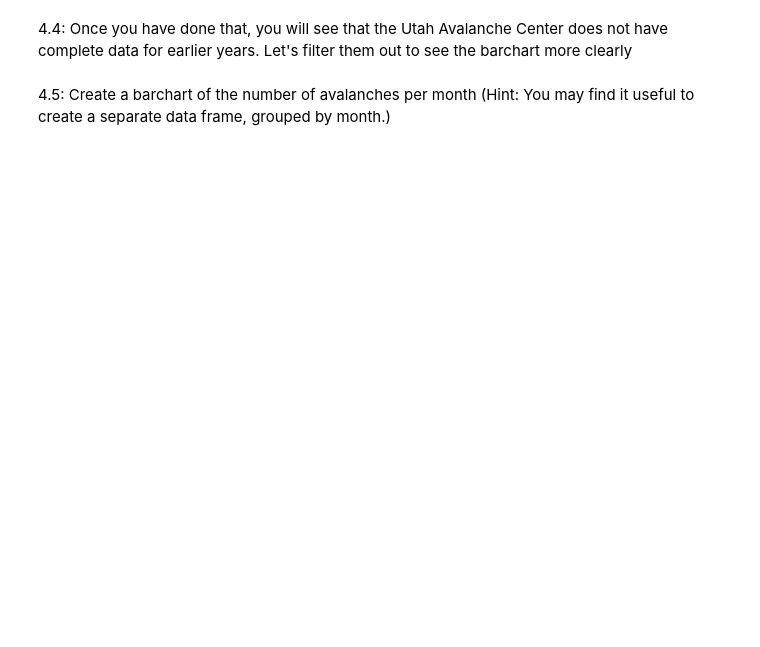
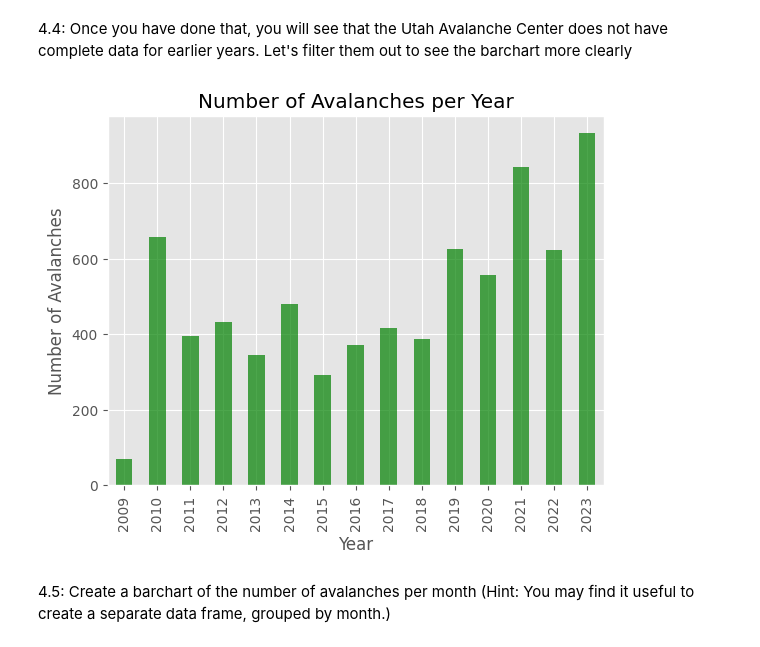
Before and after one commit to logancorrea/Data-Visualization, a Jupyter notebook: Homework/HW01/HW1.ipynb, the cells around one changed output. Saved outputs shown, nothing was run; the diff lists cells and outputs as text; code cells hidden in the pictures; blank space fills up the shorter version.

```diff
--- a/Homework/HW01/HW1.ipynb
+++ b/Homework/HW01/HW1.ipynb
@@ -137,3 +142,21 @@ plt.show()
+# %%
+# remove years before 1998
+df_year_filtered = df[df['Year'] >= 2009]
+
+# group by year
+df_year_filtered = df_year_filtered.groupby('Year')
+
+# Count the number of avalanches per year
+avalanches_per_year = df_year_filtered['Year'].value_counts().sort_index()
+
+# Plot bar chart of the number of avalanches per year
+avalanches_per_year.plot(kind='bar', color='green', alpha=0.7)
+plt.xlabel('Year')
+plt.ylabel('Number of Avalanches')
+plt.title('Number of Avalanches per Year')
+plt.show()
+# %% [output]
+[figure, added]
 # %% [markdown]
 4.5: Create a barchart of the number of avalanches per month
 (Hint: You may find it useful to create a separate data frame, grouped by month.)
```
Also changed, not shown: parts of 11 cells of this notebook.
